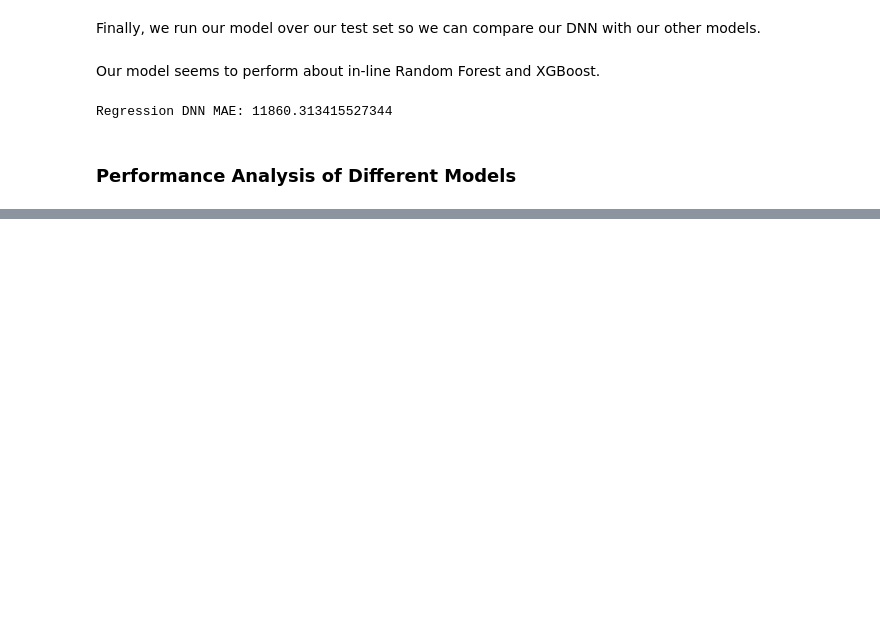
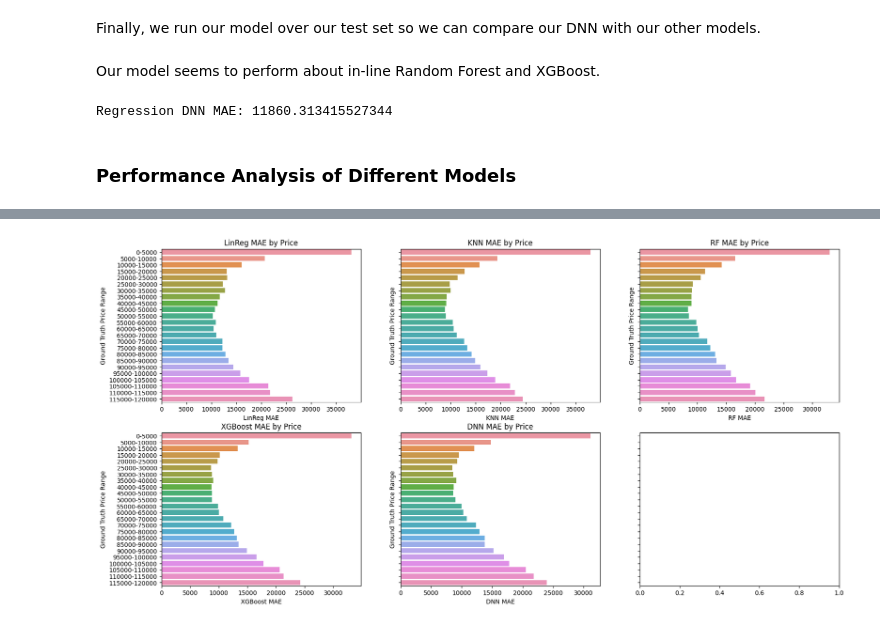
Before and after one commit to COGS118A/Group005-SP23, a Jupyter notebook: arth-tests/rapids.ipynb, the cells around one changed output, grey strips where cells are left out. Drawn from its saved outputs; the diff is of its cells as text; code cells hidden in the pictures; blank space fills up the shorter version.

```diff
--- a/arth-tests/rapids.ipynb
+++ b/arth-tests/rapids.ipynb
@@ -920,5 +922,6 @@ We now analyze the peformance of each trained model across the price distributio
 # %%
-opt_sgd_preds = np.loadtxt('./opt_sgb_preds.csv')
+# NOTE: delete before turning in
+opt_sgd_preds = np.loadtxt('./opt_sgd_preds.csv')
 opt_rf_preds = np.loadtxt('./opt_rf_preds.csv')
 opt_knn_preds = np.loadtxt('./opt_knn_preds.csv')
 opt_xg_boost_preds = np.loadtxt('./opt_xg_boost_preds.csv')
@@ -932,13 +935,14 @@ pred_df['KNN'] = opt_knn_preds
 pred_df['XGBoost'] = opt_xg_boost_preds
 pred_df['DNN'] = opt_dnn_preds * 1e3
 # %%
-def get_scatter(pred_df,
-                models=['LinReg', 'RF', 'KNN', 'XGBoost', 'DNN'],
+def generate_plots(pred_df,
+                models=['LinReg', 'KNN', 'RF', 'XGBoost', 'DNN'],
                 rows=2, figsize=(20,10),
                 price_bounds=(0, 200000), step=10000):
     import matplotlib.pyplot as plt
     import seaborn as sns
     import math
+    from sklearn.metrics import mean_absolute_error
 
     def mae_by_price(price_df, model='RF', price_bounds=price_bounds, step=step):
         lb, ub = price_bounds
@@ -953,10 +957,12 @@ def get_scatter(pred_df,
             low = price_bounds[i]
             high = price_bounds[i+1]
 
-            curr_df = price_df[price_df['Price'] >= low]
-            curr_df = price_df[price_df['Price'] <= high]
+            curr_df = price_df.copy()
+            curr_df = curr_df[curr_df['Price'] >= low]
+            curr_df = curr_df[curr_df['Price'] <= high]
 
-            price_by_range[f'{low}-{high}'] = np.mean(curr_df[model] - curr_df['Price'])
+            price_by_range[f'{low}-{high}'] = mean_absolute_error(curr_df[model], curr_df['Price'])
+            # price_by_range[f'{low}-{high}'] = np.mean(curr_df[model] - curr_df['Price'])
 
         price_by_range_df = pd.DataFrame()
         price_by_range_df['Ground Truth Price Range'] = price_by_range.keys()
@@ -978,7 +984,7 @@ def get_scatter(pred_df,
         else:
             jj += 1
 
-        plot_df = mae_by_price(pred_df, model=model_name)
+        plot_df = mae_by_price(pred_df.copy(), model=model_name)
 
         sns.barplot(data=plot_df, x=f'{model_name} MAE', y='Ground Truth Price Range', orient='h', ax=axes[ii, jj])
         axes[ii, jj].title.set_text(f'{model_name} MAE by Price')
@@ -988,0 +996,4 @@ get_scatter(pred_df)
+# %%
+generate_plots(pred_df.copy(), models=['LinReg', 'KNN', 'RF', 'XGBoost', 'DNN'], price_bounds=(0, 120000), step=5000, rows=2, figsize=(20,10),)
+# %% [output]
+[figure, added]
```
Also changed, not shown: parts of 12 cells of this notebook.
